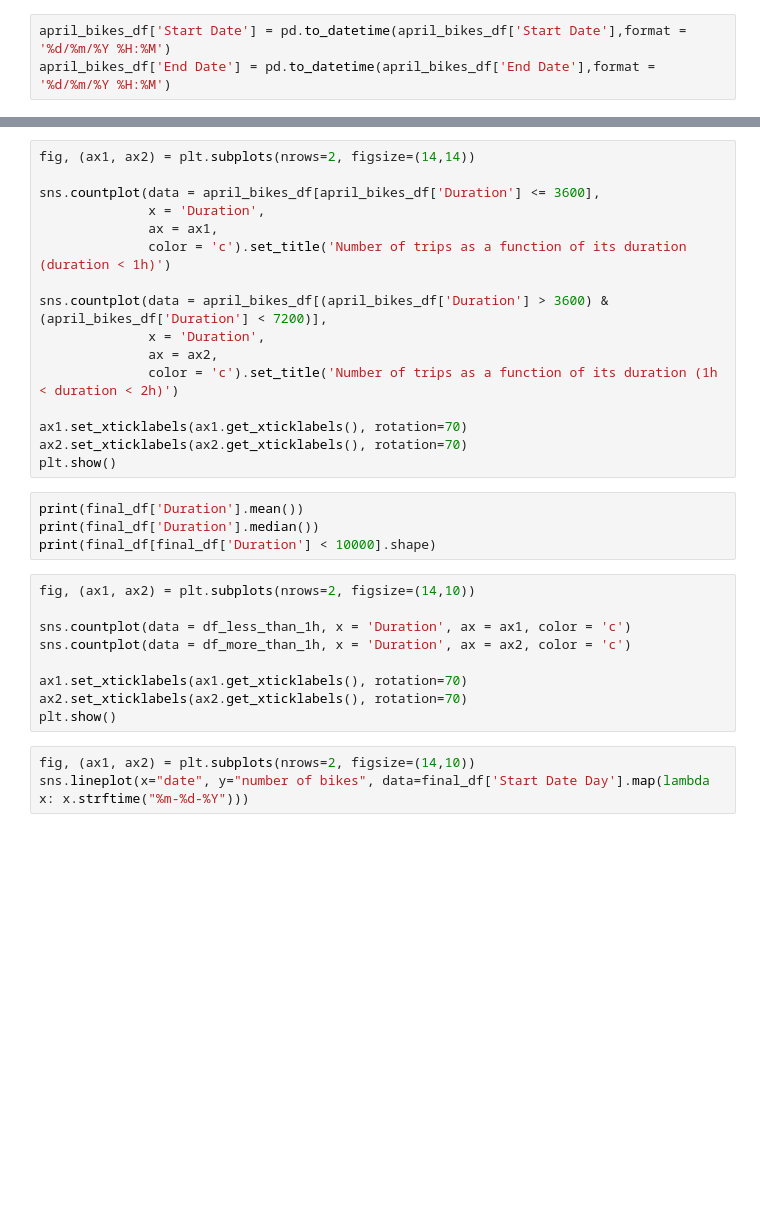
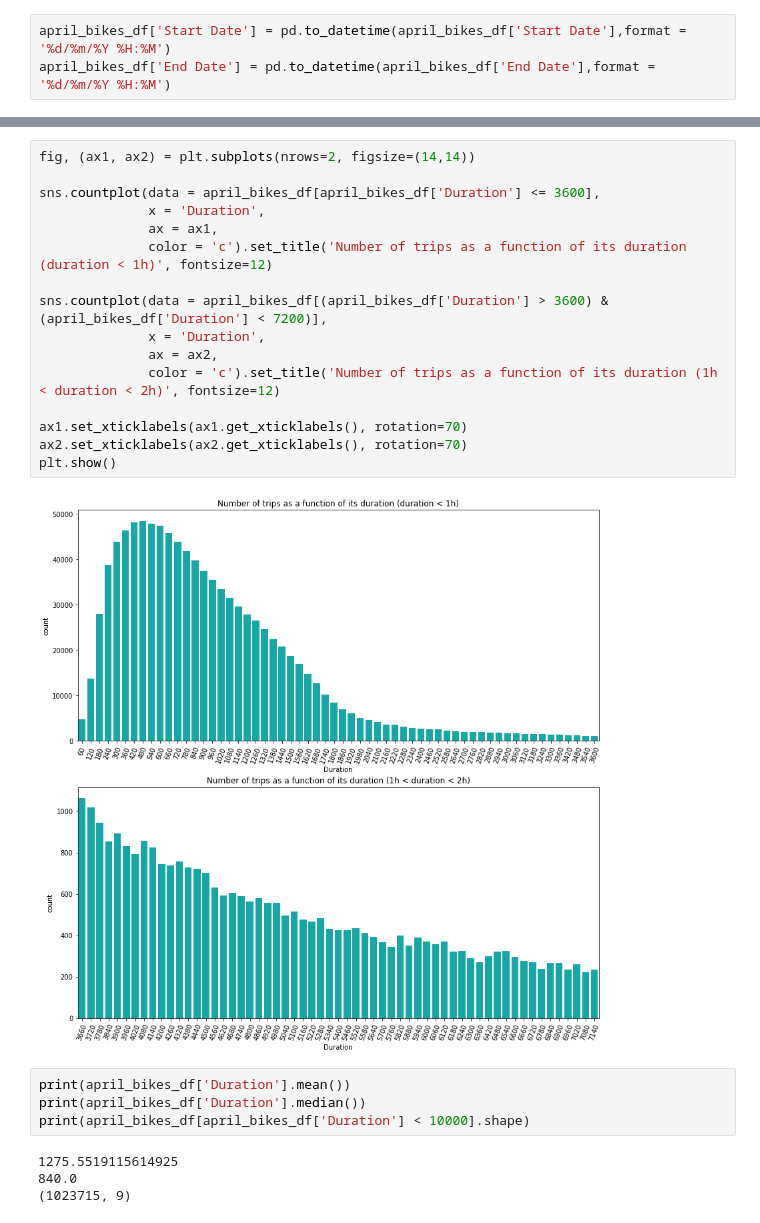
Before and after one commit to GeoffroyS/London-bikes-analysis, a Jupyter notebook: bikes_analysis.ipynb, the cells around one changed output, grey strips where cells are left out. Cells and saved outputs as stored; diff of their text form; blank space fills up the shorter version.

```diff
--- a/bikes_analysis.ipynb
+++ b/bikes_analysis.ipynb
@@ -43,32 +67,26 @@ april_bikes_df.groupby(april_bikes_df['Start Date'].rename('Day of the month').d
 # %%
 fig, (ax1, ax2) = plt.subplots(nrows=2, figsize=(14,14))
 
 sns.countplot(data = april_bikes_df[april_bikes_df['Duration'] <= 3600],
               x = 'Duration',
               ax = ax1,
-              color = 'c').set_title('Number of trips as a function of its duration (duration < 1h)')
+              color = 'c').set_title('Number of trips as a function of its duration (duration < 1h)', fontsize=12)
 
 sns.countplot(data = april_bikes_df[(april_bikes_df['Duration'] > 3600) & (april_bikes_df['Duration'] < 7200)],
               x = 'Duration',
               ax = ax2,
-              color = 'c').set_title('Number of trips as a function of its duration (1h < duration < 2h)')
+              color = 'c').set_title('Number of trips as a function of its duration (1h < duration < 2h)', fontsize=12)
 
 ax1.set_xticklabels(ax1.get_xticklabels(), rotation=70)
 ax2.set_xticklabels(ax2.get_xticklabels(), rotation=70)
 plt.show()
+# %% [output]
+[figure, added]
 # %%
-print(final_df['Duration'].mean())
-print(final_df['Duration'].median())
-print(final_df[final_df['Duration'] < 10000].shape)
+print(april_bikes_df['Duration'].mean())
+print(april_bikes_df['Duration'].median())
+print(april_bikes_df[april_bikes_df['Duration'] < 10000].shape)
+# %% [output]
+1275.5519115614925
+840.0
+(1023715, 9)
-# %%
-fig, (ax1, ax2) = plt.subplots(nrows=2, figsize=(14,10))
-
-sns.countplot(data = df_less_than_1h, x = 'Duration', ax = ax1, color = 'c')
-sns.countplot(data = df_more_than_1h, x = 'Duration', ax = ax2, color = 'c')
-
-ax1.set_xticklabels(ax1.get_xticklabels(), rotation=70)
-ax2.set_xticklabels(ax2.get_xticklabels(), rotation=70)
-plt.show()
-# %%
-fig, (ax1, ax2) = plt.subplots(nrows=2, figsize=(14,10))
-sns.lineplot(x="date", y="number of bikes", data=final_df['Start Date Day'].map(lambda x: x.strftime("%m-%d-%Y")))
```
Also changed, not shown: parts of 2 cells of this notebook.
